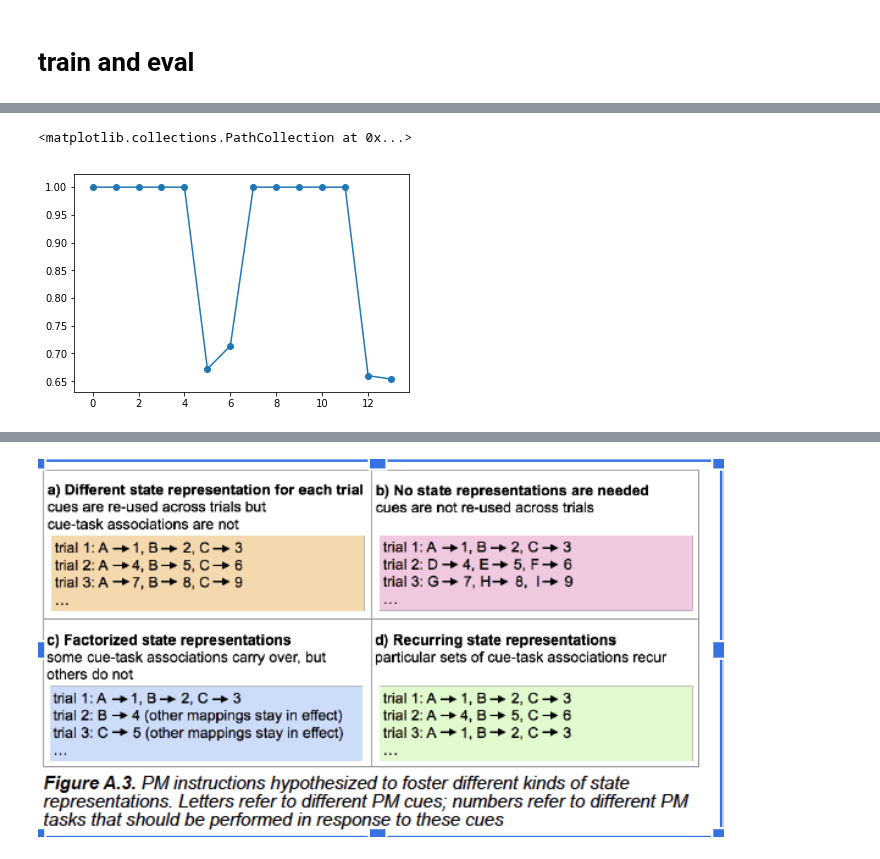
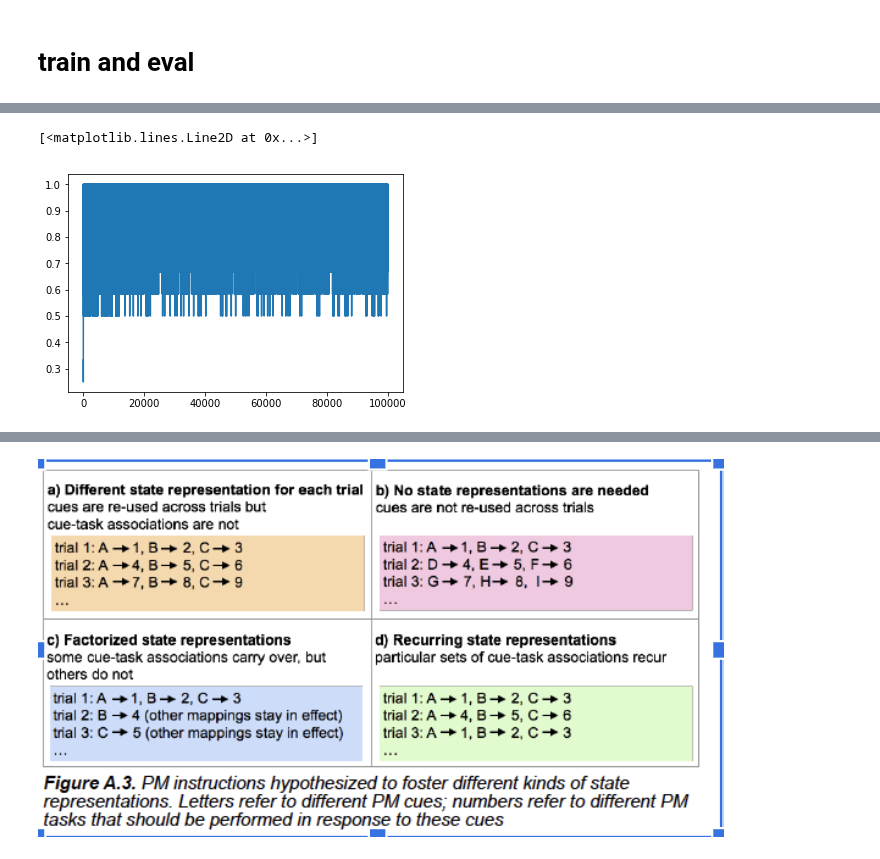
Before and after one commit to andrebeu/PM, a Jupyter notebook: Proactive Interference.ipynb, the cells around one changed output, grey strips where cells are left out. Cells and saved outputs as stored; diff of their text form; code cells hidden in the pictures.

```diff
--- a/Proactive Interference.ipynb
+++ b/Proactive Interference.ipynb
@@ -73,13 +130,14 @@ self.qksim.argmax()
 # %% [markdown]
 # train and eval
 # %%
-ntokens = 5
+ntokens = 3
 
 sdim = 10
 stsize = 25
 outdim = ntokens
 ninstructs = ntokens + 1
-seed = np.random.randint(300)
+seed = np.random.randint(999)
+EMbool = 1
 
 task = PurePM(ntokens,sdim,seed=seed)
-net = PINet(sdim,stsize,outdim,ninstructs,seed=seed)
+net = PINet(sdim,stsize,outdim,ninstructs,seed=seed,EMbool=EMbool)
@@ -103,7 +144,13 @@ evsc = eval_model(net,task,neps_ev,ntrials,seqlen,switchmaps=0)
-# %%
-acc = evsc.mean(0)
-plt.plot(acc)
-plt.scatter(range(len(acc)),acc)
-# %% [output]
-<matplotlib.collections.PathCollection at 0x...>
-[figure, removed]
+# %%
+tracc = train_model(
+          net,task,
+          neps = 100000,
+          ntrials = 2,
+          seqlen = 3,
+          switchmaps = 0,
+          thresh = .95
+)
+plt.plot(tracc)
+# %% [output]
+[<matplotlib.lines.Line2D at 0x...>]
+[figure, added]
```
Also changed, not shown: parts of 24 cells of this notebook, 10 other files.
